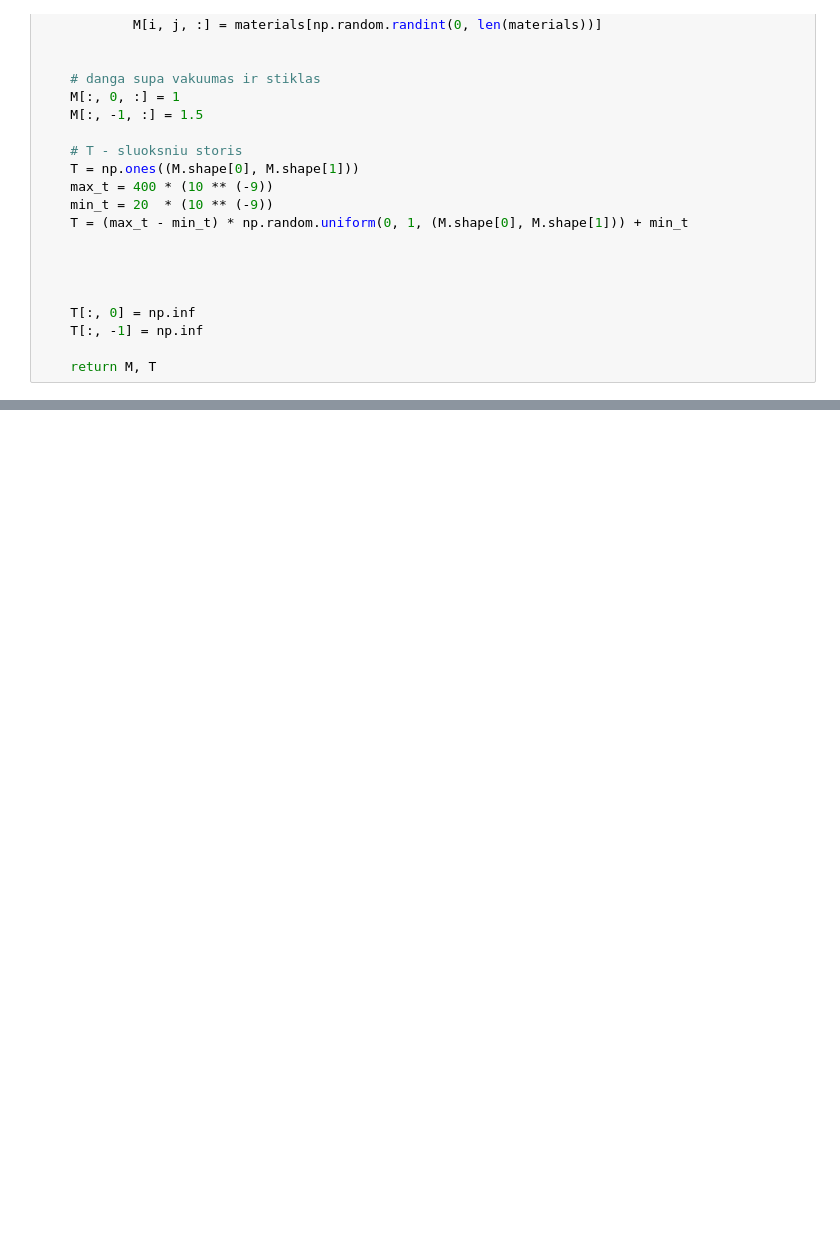
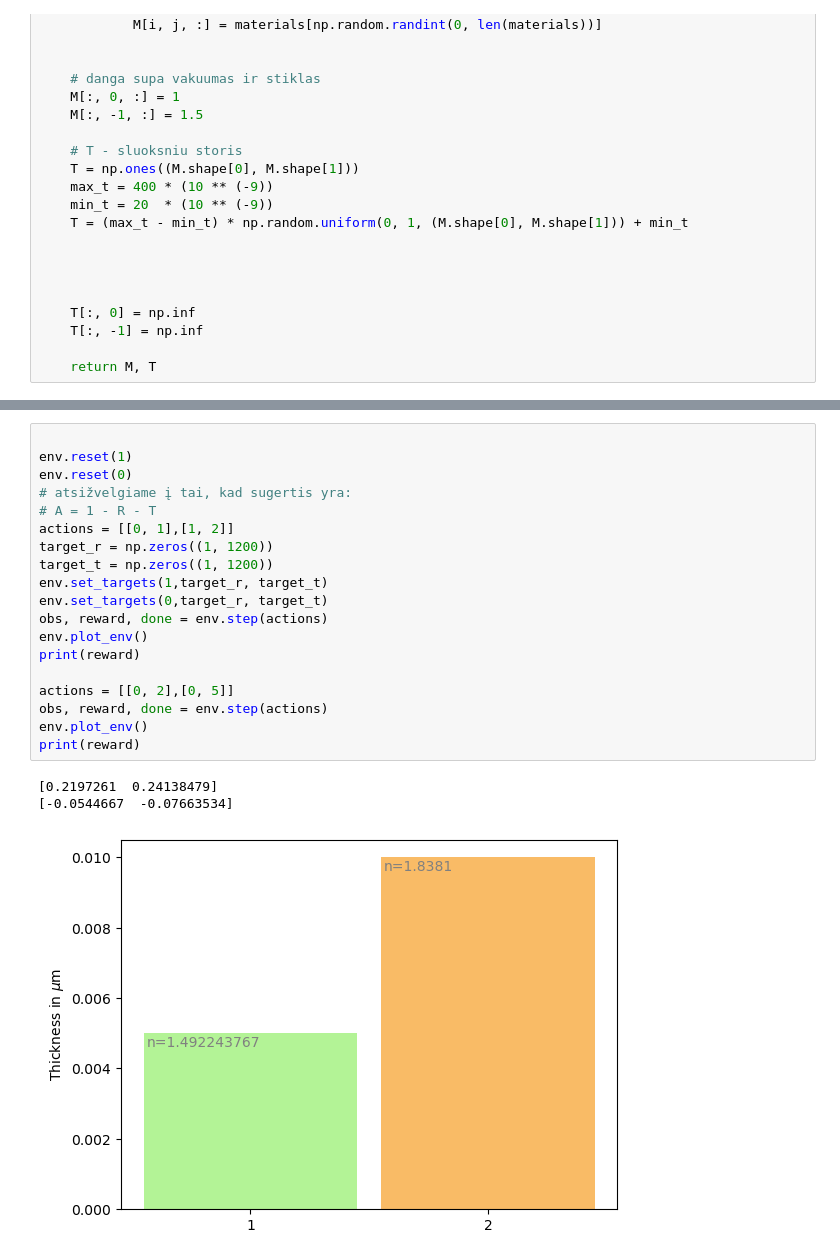
Before and after one commit to MartynasKer/tmm_fast, a Jupyter notebook: tmm.ipynb, the cells around one changed output, grey strips where cells are left out. Drawn from its saved outputs; the diff is of its cells as text; blank space fills up the shorter version.

```diff
--- a/tmm.ipynb
+++ b/tmm.ipynb
@@ -178,0 +321,23 @@ plot_transmitivity(O, wl_nm, theta_degrees)
+# %%
+
+env.reset(1)
+env.reset(0)
+# atsižvelgiame į tai, kad sugertis yra:
+# A = 1 - R - T
+actions = [[0, 1],[1, 2]]
+target_r = np.zeros((1, 1200))
+target_t = np.zeros((1, 1200))
+env.set_targets(1,target_r, target_t)
+env.set_targets(0,target_r, target_t)
+obs, reward, done = env.step(actions)
+env.plot_env()
+print(reward)
+
+actions = [[0, 2],[0, 5]]
+obs, reward, done = env.step(actions)
+env.plot_env()
+print(reward)
+# %% [output]
+[0.2197261  0.24138479]
+[-0.0544667  -0.07663534]
+[figure, added]
```
Also changed, not shown: parts of 24 cells of this notebook, 8 other files.
